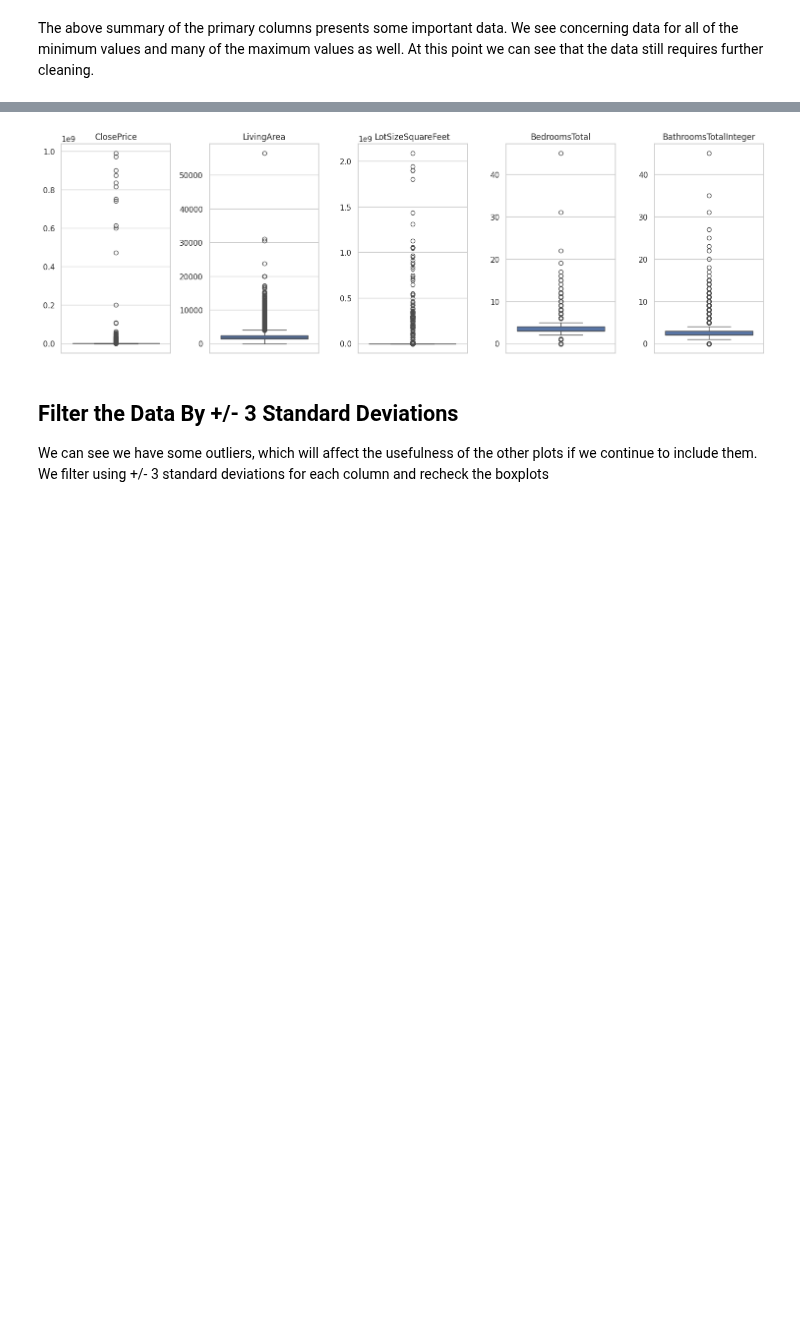
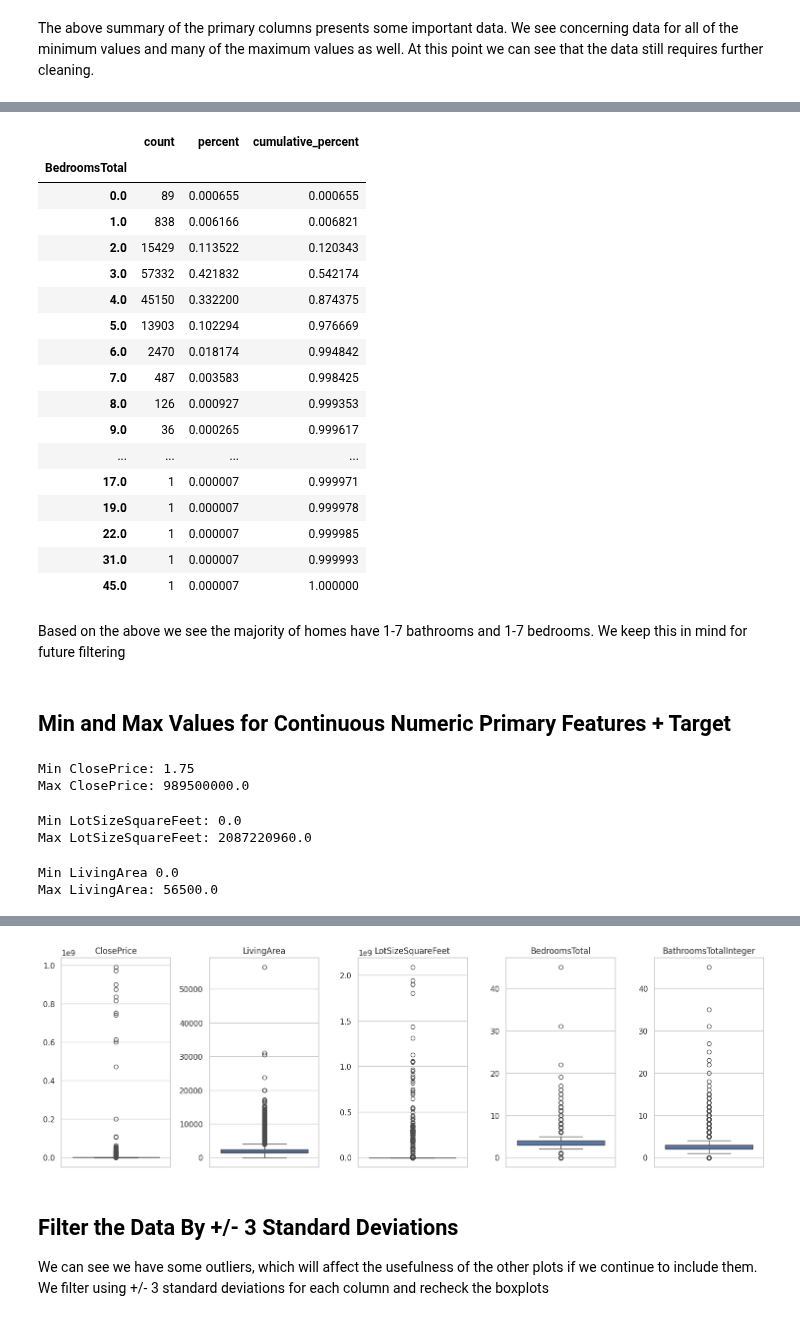
Before and after one commit to zblehm/IDX-Exchange-Data-Science, a Jupyter notebook: 01_exploration.ipynb, the cells around one changed output, grey strips where cells are left out. Saved outputs shown, nothing was run; the diff lists cells and outputs as text; code cells hidden in the pictures; blank space fills up the shorter version.

```diff
--- a/01_exploration.ipynb
+++ b/01_exploration.ipynb
@@ -293,0 +343,57 @@ The above summary of the primary columns presents some important data. We see co
+# %%
+vc = (
+    df_primary_columns['BedroomsTotal']
+    .value_counts()
+    .sort_index()
+)
+
+# Build summary table
+summary = pd.DataFrame({
+    "count": vc,
+    "percent": vc / vc.sum(),
+})
+
+summary["cumulative_percent"] = summary["percent"].cumsum()
+
+summary
+# %% [output]
+|  | count | percent | cumulative_percent |
+| BedroomsTotal |  |  |  |
+| 0.0 | 89 | 0.000655 | 0.000655 |
+| 1.0 | 838 | 0.006166 | 0.006821 |
+| 2.0 | 15429 | 0.113522 | 0.120343 |
+| 3.0 | 57332 | 0.421832 | 0.542174 |
+| 4.0 | 45150 | 0.332200 | 0.874375 |
+| 5.0 | 13903 | 0.102294 | 0.976669 |
+| 6.0 | 2470 | 0.018174 | 0.994842 |
+| 7.0 | 487 | 0.003583 | 0.998425 |
+| 8.0 | 126 | 0.000927 | 0.999353 |
+| 9.0 | 36 | 0.000265 | 0.999617 |
+| ... | ... | ... | ... |
+| 17.0 | 1 | 0.000007 | 0.999971 |
+| 19.0 | 1 | 0.000007 | 0.999978 |
+| 22.0 | 1 | 0.000007 | 0.999985 |
+| 31.0 | 1 | 0.000007 | 0.999993 |
+| 45.0 | 1 | 0.000007 | 1.000000 |
+# %% [markdown]
+Based on the above we see the majority of homes have 1-7 bathrooms and 1-7 bedrooms. We keep this in mind for future filtering
+# %% [markdown]
+## Min and Max Values for Continuous Numeric Primary Features + Target
+# %%
+print('Min ClosePrice:', df_primary_columns['ClosePrice'].min())
+print('Max ClosePrice:', df_primary_columns['ClosePrice'].max())
+# %% [output]
+Min ClosePrice: 1.75
+Max ClosePrice: 989500000.0
+# %%
+print('Min LotSizeSquareFeet:', df_primary_columns['LotSizeSquareFeet'].min())
+print('Max LotSizeSquareFeet:', df_primary_columns['LotSizeSquareFeet'].max())
+# %% [output]
+Min LotSizeSquareFeet: 0.0
+Max LotSizeSquareFeet: 2087220960.0
+# %%
+print('Min LivingArea', df_primary_columns['LivingArea'].min())
+print('Max LivingArea:', df_primary_columns['LivingArea'].max())
+# %% [output]
+Min LivingArea 0.0
+Max LivingArea: 56500.0
```
Also changed, not shown: parts of 57 cells of this notebook.
